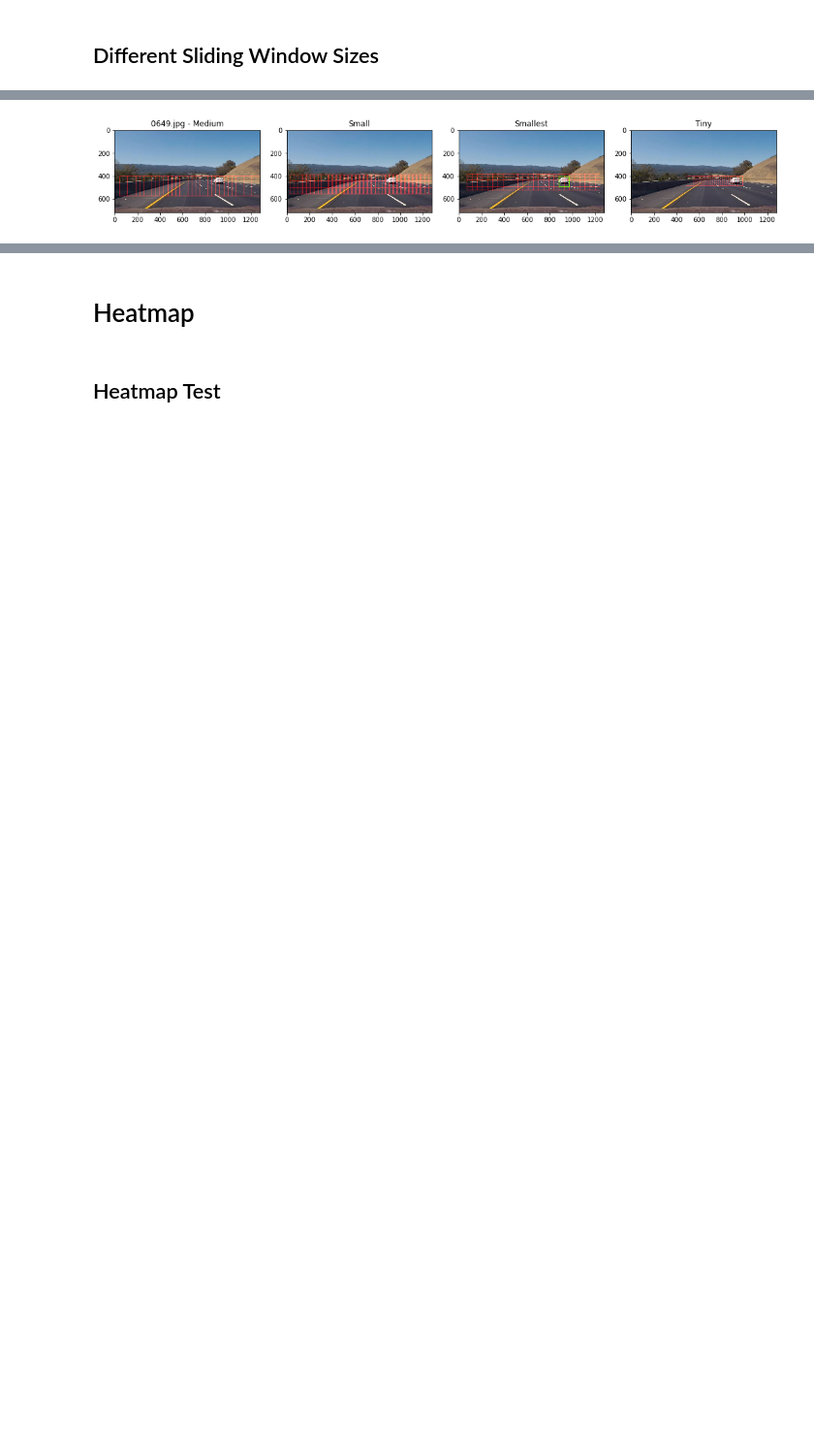
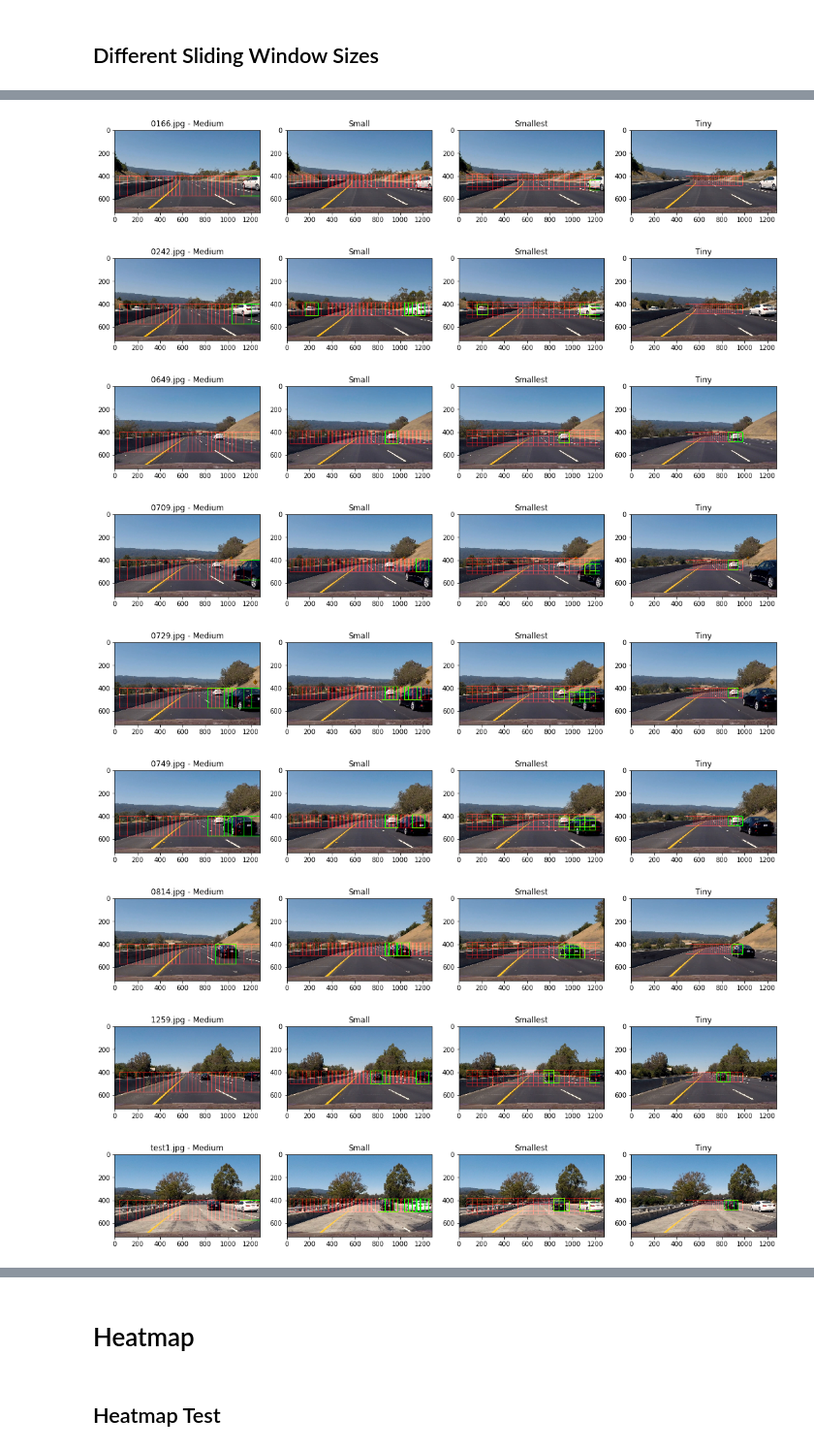
Before and after one commit to drganjoo/CarND-Vehicle-Detection, a Jupyter notebook: process.ipynb, the cells around one changed output, grey strips where cells are left out. Shown at 97% size. Drawn from its saved outputs; the diff is of its cells as text; code cells hidden in the pictures; blank space fills up the shorter version.

Commit message:
output images added

```diff
--- a/process.ipynb
+++ b/process.ipynb
@@ -243,10 +133,10 @@ def show_different_boxes(row_no, filename, ax):
     basename = os.path.basename(filename)
 
     #show_boxes_with_car(img, big_box(img), 'Big', ax[0])
-    show_boxes_with_car(img, medium_box(img), '{} - Medium'.format(basename), ax[0])
-    show_boxes_with_car(img, small_box(img), 'Small', ax[1])
-    show_boxes_with_car(img, smallest_box(img, offset=(-0.5,0.3)), 'Smallest', ax[2])
-    show_boxes_with_car(img, tiny_box(img), 'Tiny', ax[3])
+    show_boxes_with_car(img, medium_window(img), '{} - Medium'.format(basename), ax[0])
+    show_boxes_with_car(img, small_window(img), 'Small', ax[1])
+    show_boxes_with_car(img, smallest_window(img, offset=(-0.5,0.3)), 'Smallest', ax[2])
+    show_boxes_with_car(img, tiny_window(img), 'Tiny', ax[3])
 
 def show_boxes_with_car(img, boxes, title, ax):
     img_cs = cv2.cvtColor(img, color_space_code)
@@ -264,8 +154,8 @@ def show_boxes_with_car(img, boxes, title, ax):
     ax.set_title(title)
 
 
-test_images = ['./test_images/0649.jpg']
-#test_images = glob.glob('./test_images/*.jpg')
+#test_images = ['./test_images/0649.jpg']
+test_images = glob.glob('./test_images/*.jpg')
 # f, ax = plt.subplots(len(test_images), 3, figsize=(15,40))
 # f.tight_layout()
 
@@ -281 +173,9 @@ plt.close('all')
-[figure, old version]
+[figure, new version]
+[figure, added]
+[figure, added]
+[figure, added]
+[figure, added]
+[figure, added]
+[figure, added]
+[figure, added]
+[figure, added]
```
Also changed, not shown: parts of 10 cells of this notebook, 29 other files.
